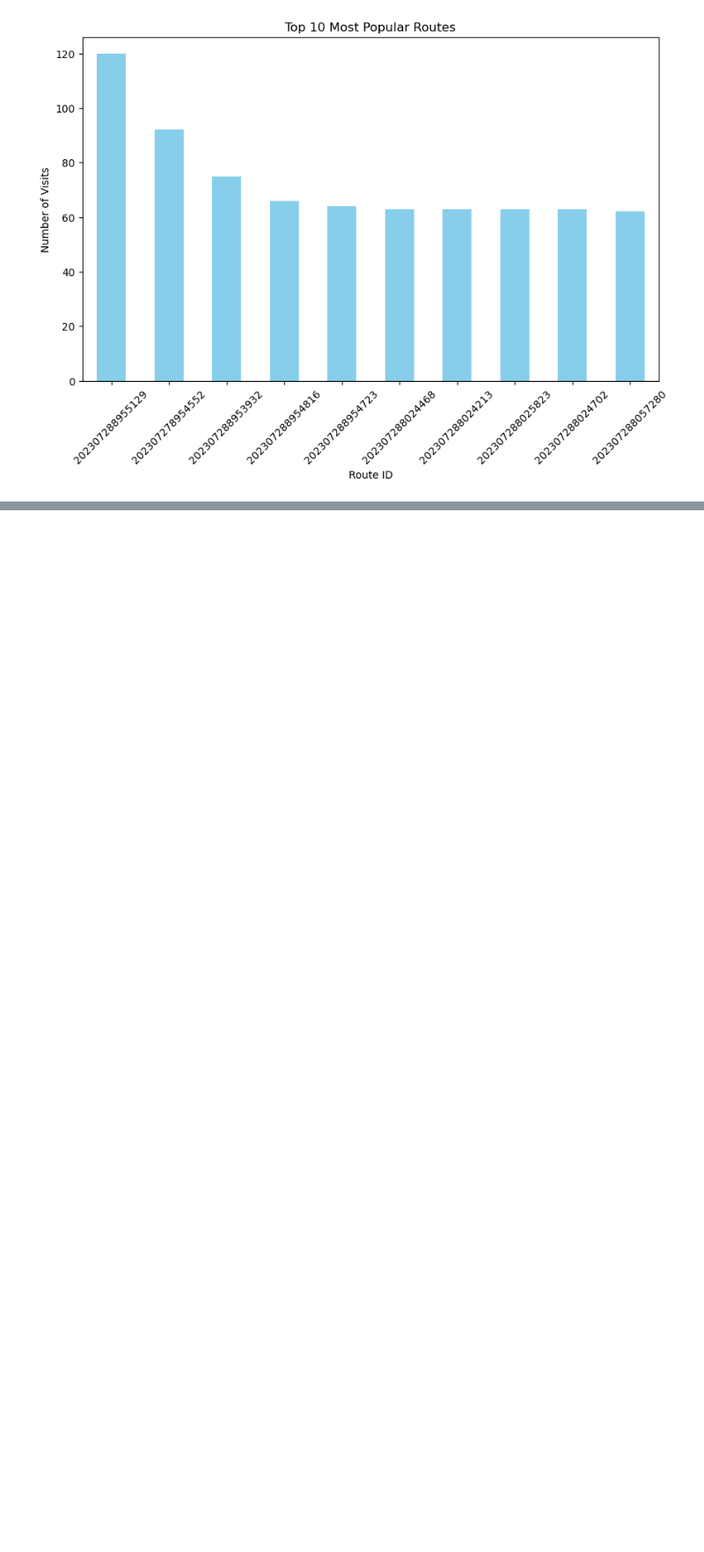
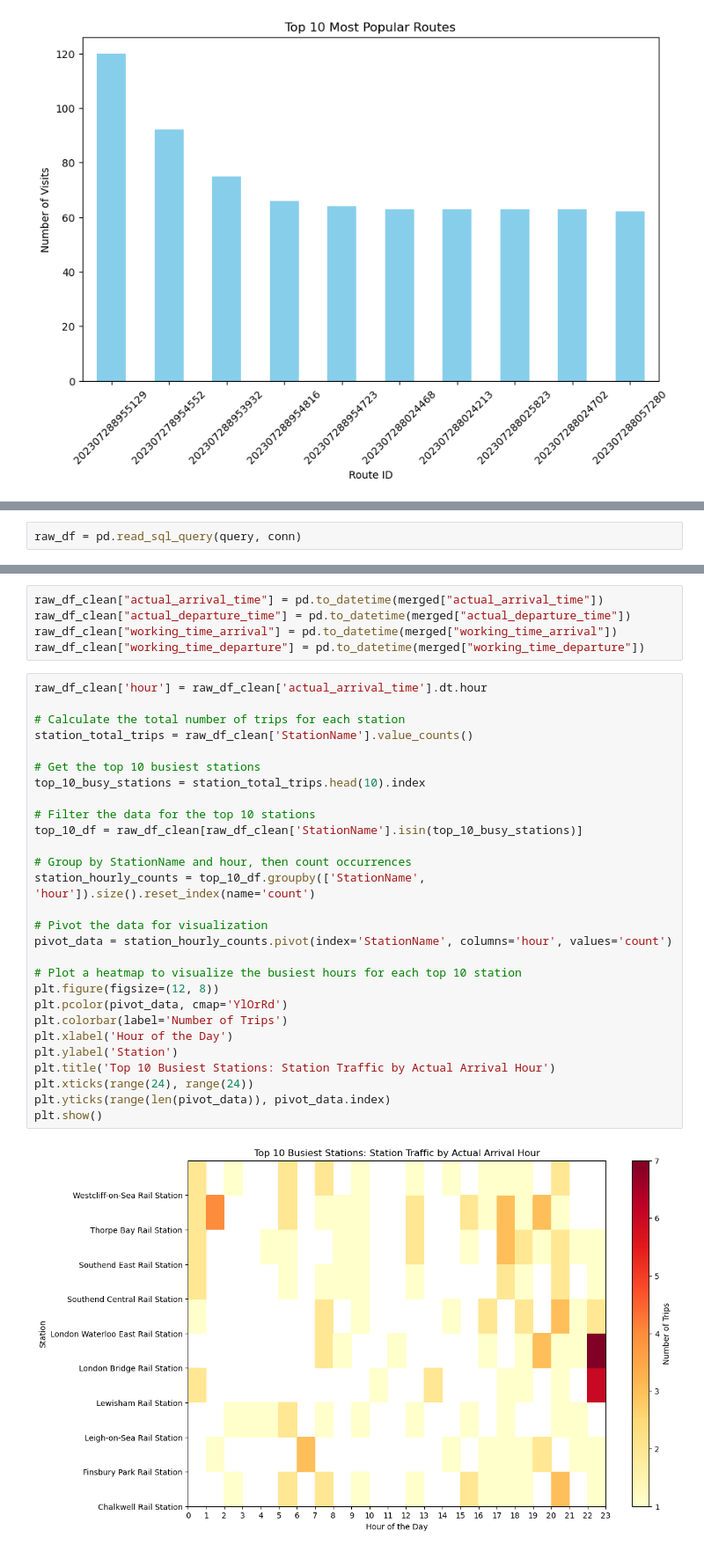
Before and after one commit to AndrewJarjis/FinalProject, a Jupyter notebook: DEprojectEDA.ipynb, the cells around one changed output, grey strips where cells are left out. Shown at 88% size. Saved outputs shown, nothing was run; the diff lists cells and outputs as text; blank space fills up the shorter version.

```diff
--- a/DEprojectEDA.ipynb
+++ b/DEprojectEDA.ipynb
@@ -715,0 +787,2 @@ plt.show()
+# %%
+raw_df = pd.read_sql_query(query, conn)
@@ -715,0 +971,35 @@ plt.show()
+# %%
+raw_df_clean["actual_arrival_time"] = pd.to_datetime(merged["actual_arrival_time"])
+raw_df_clean["actual_departure_time"] = pd.to_datetime(merged["actual_departure_time"])
+raw_df_clean["working_time_arrival"] = pd.to_datetime(merged["working_time_arrival"])
+raw_df_clean["working_time_departure"] = pd.to_datetime(merged["working_time_departure"])
+# %%
+raw_df_clean['hour'] = raw_df_clean['actual_arrival_time'].dt.hour
+
+# Calculate the total number of trips for each station
+station_total_trips = raw_df_clean['StationName'].value_counts()
+
+# Get the top 10 busiest stations
+top_10_busy_stations = station_total_trips.head(10).index
+
+# Filter the data for the top 10 stations
+top_10_df = raw_df_clean[raw_df_clean['StationName'].isin(top_10_busy_stations)]
+
+# Group by StationName and hour, then count occurrences
+station_hourly_counts = top_10_df.groupby(['StationName', 'hour']).size().reset_index(name='count')
+
+# Pivot the data for visualization
+pivot_data = station_hourly_counts.pivot(index='StationName', columns='hour', values='count')
+
+# Plot a heatmap to visualize the busiest hours for each top 10 station
+plt.figure(figsize=(12, 8))
+plt.pcolor(pivot_data, cmap='YlOrRd')
+plt.colorbar(label='Number of Trips')
+plt.xlabel('Hour of the Day')
+plt.ylabel('Station')
+plt.title('Top 10 Busiest Stations: Station Traffic by Actual Arrival Hour')
+plt.xticks(range(24), range(24))
+plt.yticks(range(len(pivot_data)), pivot_data.index)
+plt.show()
+# %% [output]
+[figure, added]
```
Also changed, not shown: parts of 37 cells of this notebook.
